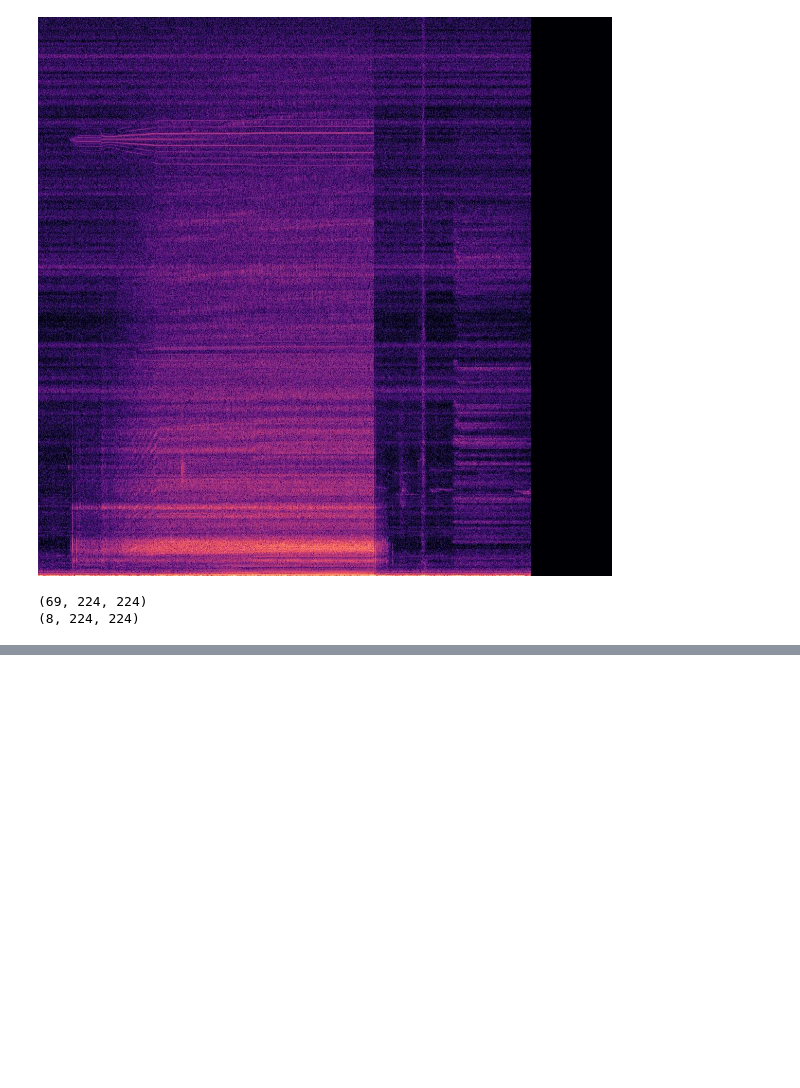
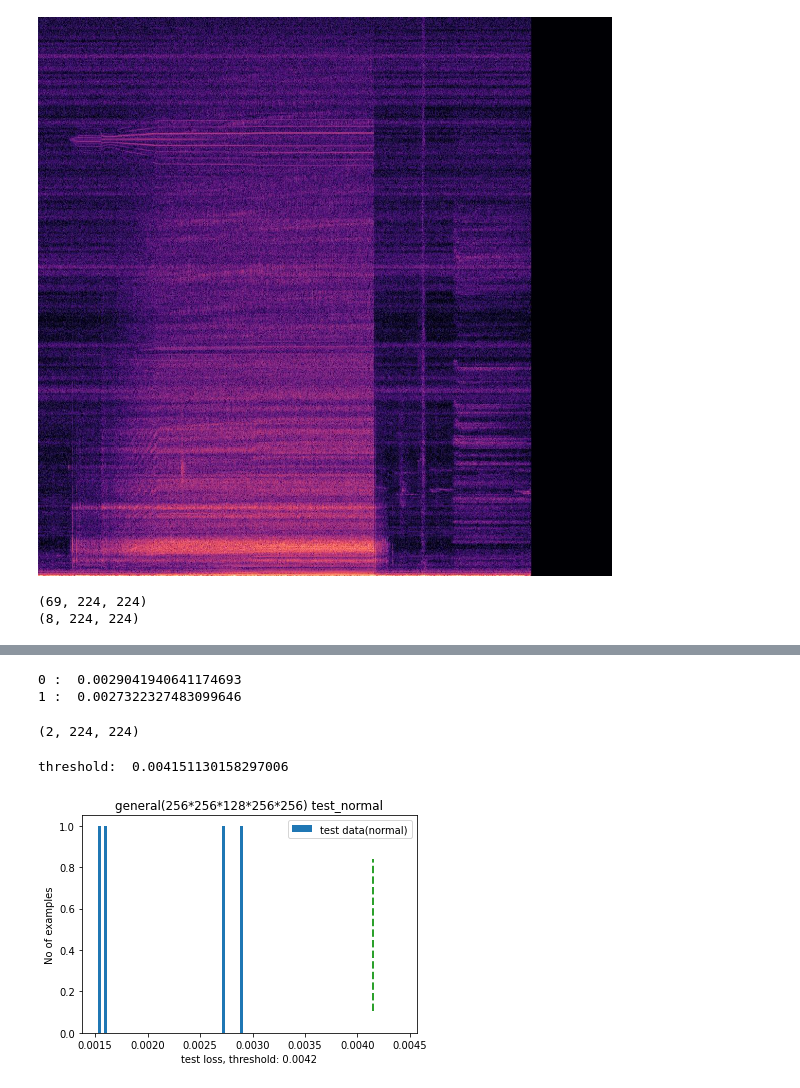
Before and after one commit to astroeye/autoencoder, a Jupyter notebook: 02_autoencoder/ae_36_57.ipynb, the cells around one changed output, grey strips where cells are left out. Drawn from its saved outputs; the diff is of its cells as text; code cells hidden in the pictures; blank space fills up the shorter version.

```diff
--- a/02_autoencoder/ae_36_57.ipynb
+++ b/02_autoencoder/ae_36_57.ipynb
@@ -710,3 +797,37 @@ threshold:  0.0042105498507124155
+# %%
+L_ok_loss, L_ok_mean, L_ok_std, L_ok_threshold = model_threshold(autoencoder, L_x_test_normal)
+L_ok_loss_all = []
+for i in range(L_ok_loss.shape[0]):
+    L_ok_loss_all.append(np.mean(L_ok_loss[i]))
+    print(i, ": ", np.mean(L_ok_loss[i]))
+# %% [output]
+0 :  0.0029041940641174693
+1 :  0.0027322327483099646
+# %%
+L_x_test_normal.shape
+# %% [output]
+(2, 224, 224)
+# %%
+print("threshold: ", threshold)
+
+x_min = min(ok_loss_all+[threshold])-0.1*min(ok_loss_all+[threshold])
+x_max = 1.1*max(ok_loss_all+[threshold])
+
+# plt.title("general(128*64*32*64*128) test_normal")
+# plt.title("general(256*128*64*128*256) test_normal")
+plt.title("general(256*256*128*256*256) test_normal")
+
+plt.hist(ok_loss_all, bins=50, color='C0', label='test data(normal)')
+plt.xlabel(f"test loss, threshold: {threshold:.4f}")
+plt.xlim(x_min, x_max)      # X축의 범위: [xmin, xmax]
+plt.axvline(threshold, 0.1, 0.8, color='C2', linestyle='--', linewidth=2)
+plt.legend(loc='upper right')
+
+plt.ylabel("No of examples")
+plt.show()
+# %% [output]
+threshold:  0.004151130158297006
+[figure, added]
 # %%
 nok_loss, nok_mean, nok_std, nok_threshold = model_threshold(autoencoder, x_test_abnormal)
 nok_loss_all = []
```
Also changed, not shown: parts of 38 cells of this notebook, 7 other files.
